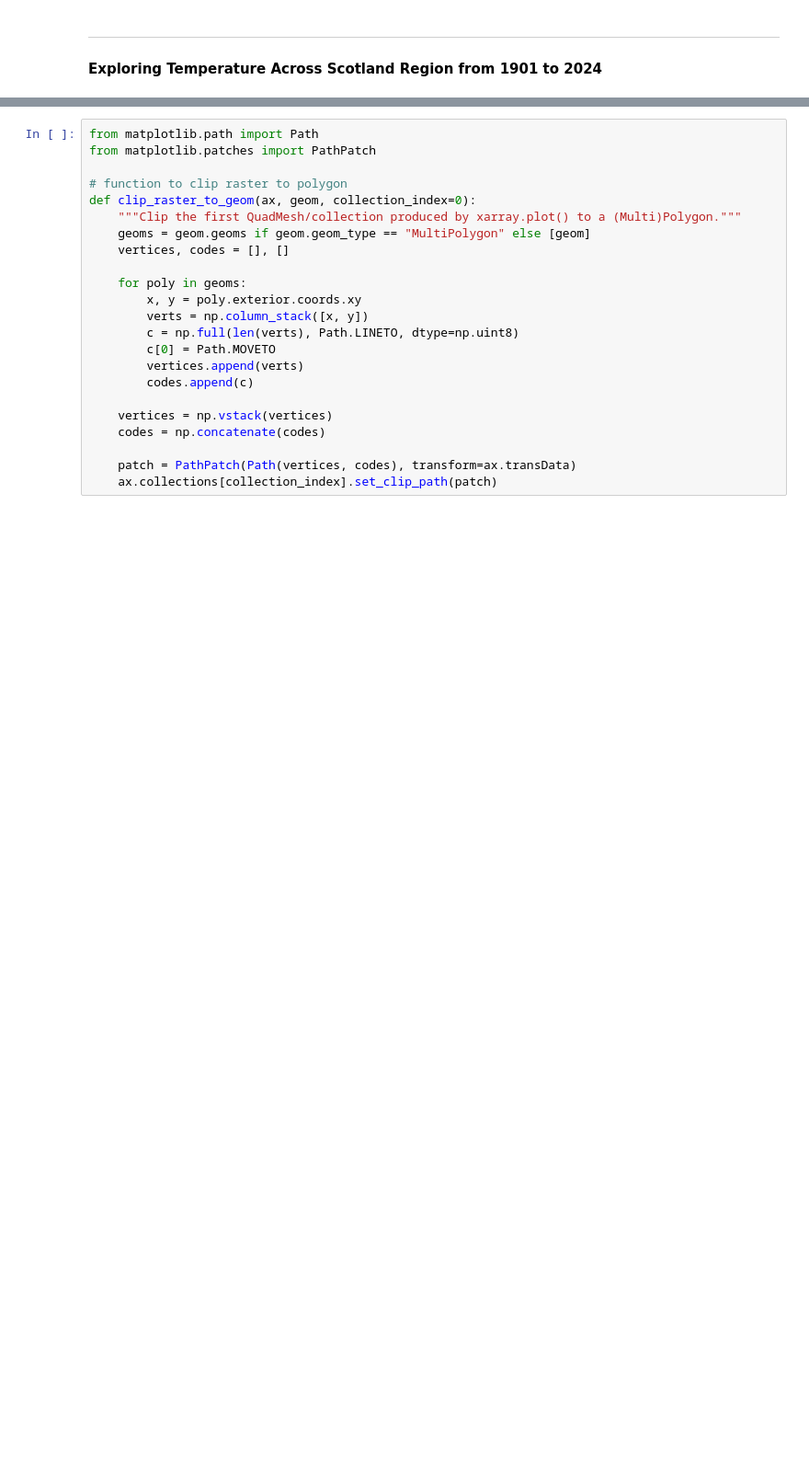
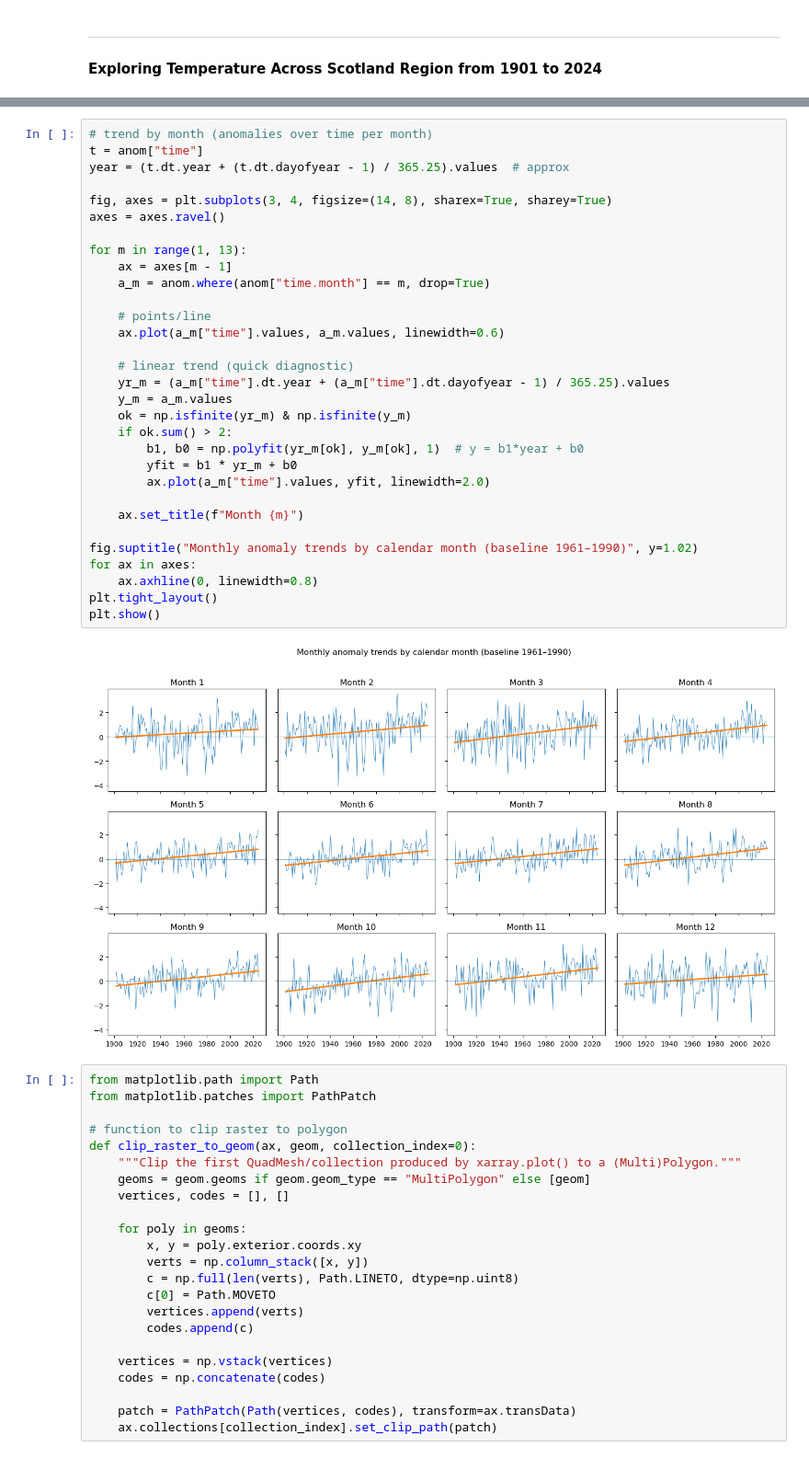
Before and after one commit to JacksonCDataScience/SRS_Project_2, a Jupyter notebook: 01_Project1_BHST.ipynb, the cells around one changed output, grey strips where cells are left out. Shown at 92% size. Saved outputs shown, nothing was run; the diff lists cells and outputs as text; blank space fills up the shorter version.

```diff
--- a/01_Project1_BHST.ipynb
+++ b/01_Project1_BHST.ipynb
@@ -113,3 +187,36 @@ plt.show()
+# %%
+# trend by month (anomalies over time per month)
+t = anom["time"]
+year = (t.dt.year + (t.dt.dayofyear - 1) / 365.25).values  # approx
+
+fig, axes = plt.subplots(3, 4, figsize=(14, 8), sharex=True, sharey=True)
+axes = axes.ravel()
+
+for m in range(1, 13):
+    ax = axes[m - 1]
+    a_m = anom.where(anom["time.month"] == m, drop=True)
+
+    # points/line
+    ax.plot(a_m["time"].values, a_m.values, linewidth=0.6)
+
+    # linear trend (quick diagnostic)
+    yr_m = (a_m["time"].dt.year + (a_m["time"].dt.dayofyear - 1) / 365.25).values
+    y_m = a_m.values
+    ok = np.isfinite(yr_m) & np.isfinite(y_m)
+    if ok.sum() > 2:
+        b1, b0 = np.polyfit(yr_m[ok], y_m[ok], 1)  # y = b1*year + b0
+        yfit = b1 * yr_m + b0
+        ax.plot(a_m["time"].values, yfit, linewidth=2.0)
+
+    ax.set_title(f"Month {m}")
+
+fig.suptitle("Monthly anomaly trends by calendar month (baseline 1961–1990)", y=1.02)
+for ax in axes:
+    ax.axhline(0, linewidth=0.8)
+plt.tight_layout()
+plt.show()
+# %% [output]
+[figure, added]
 # %%
 from matplotlib.path import Path
 from matplotlib.patches import PathPatch
```
Also changed, not shown: parts of 9 cells of this notebook.
